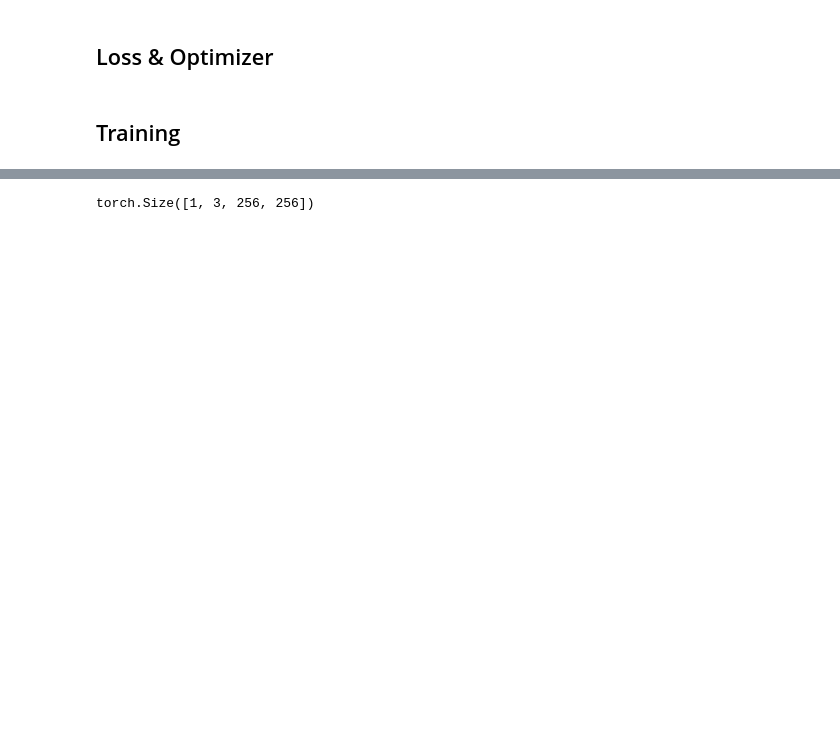
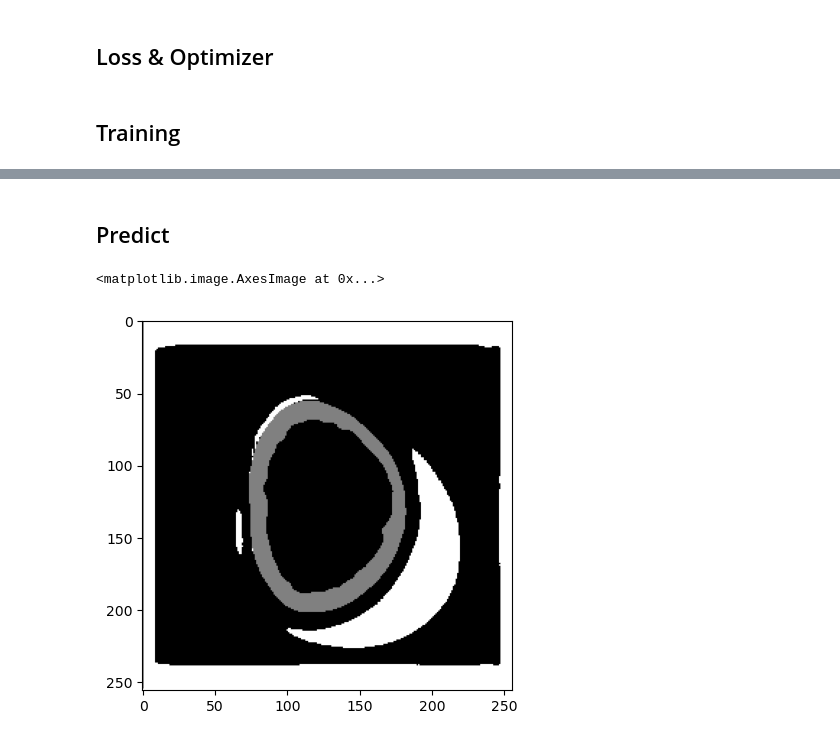
Before and after one commit to huytrnq/BrainSegmentation, a Jupyter notebook: 2D_Approach.ipynb, the cells around one changed output, grey strips where cells are left out. Drawn from its saved outputs; the diff is of its cells as text; code cells hidden in the pictures; blank space fills up the shorter version.

```diff
--- a/2D_Approach.ipynb
+++ b/2D_Approach.ipynb
@@ -78,23 +95,26 @@ model = model.to(DEVICE)
 # %% [markdown]
 ## Loss & Optimizer
 # %%
-criteria = torch.nn.BCEWithLogitsLoss()
-# criteria = DiceBCELoss()
+# criteria =  torch.nn.CrossEntropyLoss(ignore_index=0)
+# criteria = torch.nn.BCEWithLogitsLoss()
+criteria = DiceCrossEntropyLoss()
 optimizer = torch.optim.Adam(model.parameters(), lr=LR)
+scheduler = CosineAnnealingLR(optimizer, T_max=10, eta_min=0.01)
 # %% [markdown]
 ## Training
 # %%
 # Monitors
-train_monitor = MetricsMonitor(metrics=["loss", "accuracy", "dice_score"])
+train_monitor = MetricsMonitor(metrics=["loss", "dice_score"])
 val_monitor = MetricsMonitor(
-    metrics=["loss", "accuracy", "dice_score"], patience=5, mode="max"
+    metrics=["loss", "dice_score"], patience=5, mode="max"
 )
-test_monitor = MetricsMonitor(metrics=["loss", "accuracy", "dice_score"])
+test_monitor = MetricsMonitor(metrics=["loss", "dice_score"])
 # %%
 for epoch in range(EPOCHS):
     print(f"Epoch {epoch + 1}/{EPOCHS}")
     print("-" * 10)
     train(model, train_loader, criteria, optimizer, DEVICE, train_monitor)
+    scheduler.step()
     validate(model, val_loader, criteria, DEVICE, val_monitor)
 # %% [output]
 Epoch 1/300
@@ -117,5 +137,19 @@ Epoch 31/300
-# %%
-model.eval()
-model(train_dataset[0][0].unsqueeze(0).to(DEVICE)).shape
-# %% [output]
-torch.Size([1, 3, 256, 256])
+# %% [markdown]
+## Predict
+# %%
+model.eval()
+with torch.no_grad():
+    for batch_idx, (images, masks) in enumerate(val_loader):
+        if batch_idx == 10:
+            images = images.to(DEVICE)
+            masks = masks.to(DEVICE)
+            outputs = model(images)
+            outputs = torch.sigmoid(outputs)
+            outputs = outputs.cpu().numpy()
+            outputs = outputs.argmax(axis=1)
+            break
+# %%
+plt.imshow(outputs[15], cmap='gray')
+# %% [output]
+<matplotlib.image.AxesImage at 0x...>
+[figure, added]
```
Also changed, not shown: parts of 9 cells of this notebook, 5 other files.
